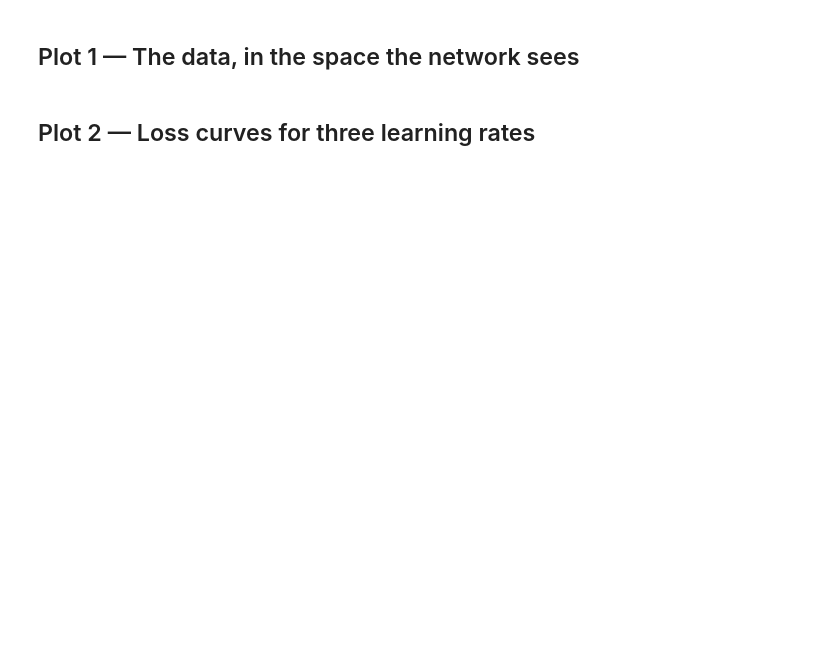
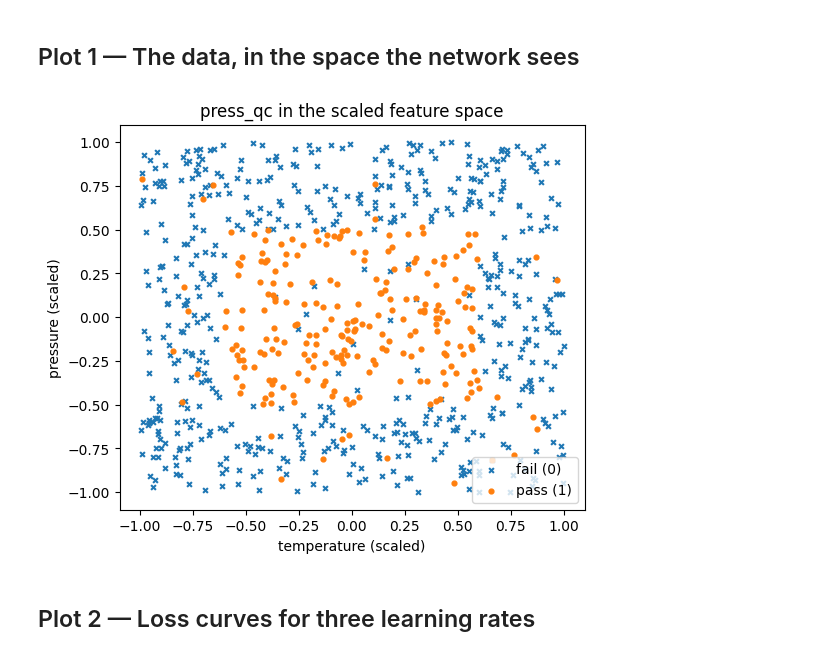
Before and after one commit to rhddnjs1974/machine-learning-project, a Jupyter notebook: lab04_1/notebooks/lab04_1_visualization.ipynb, the cells around one changed output. Cells and saved outputs as stored; diff of their text form; code cells hidden in the pictures; blank space fills up the shorter version.

```diff
--- a/lab04_1/notebooks/lab04_1_visualization.ipynb
+++ b/lab04_1/notebooks/lab04_1_visualization.ipynb
@@ -32,2 +42,15 @@ results
+# %%
+fig, ax = plt.subplots(figsize=(6, 5))
+m = y.ravel() == 1
+ax.scatter(X[~m, 0], X[~m, 1], s=12, marker='x', label='fail (0)')
+ax.scatter(X[m, 0], X[m, 1], s=12, marker='o', label='pass (1)')
+ax.set_xlabel('temperature (scaled)')
+ax.set_ylabel('pressure (scaled)')
+ax.set_title('press_qc in the scaled feature space')
+ax.legend()
+plt.savefig('fig1.png', dpi=150, bbox_inches='tight')
+plt.show()
+# %% [output]
+[figure, added]
 # %% [markdown]
 ## Plot 2 — Loss curves for three learning rates
```
Also changed, not shown: parts of 6 cells of this notebook, 7 other files.
